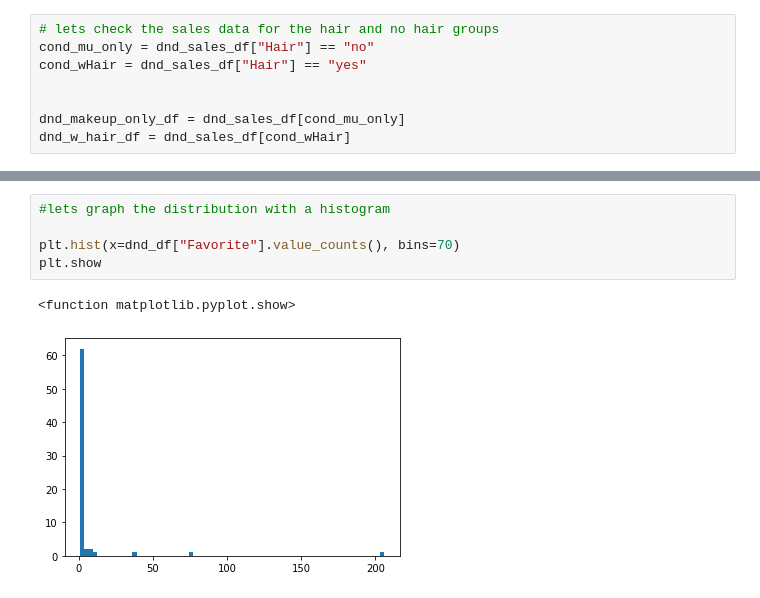
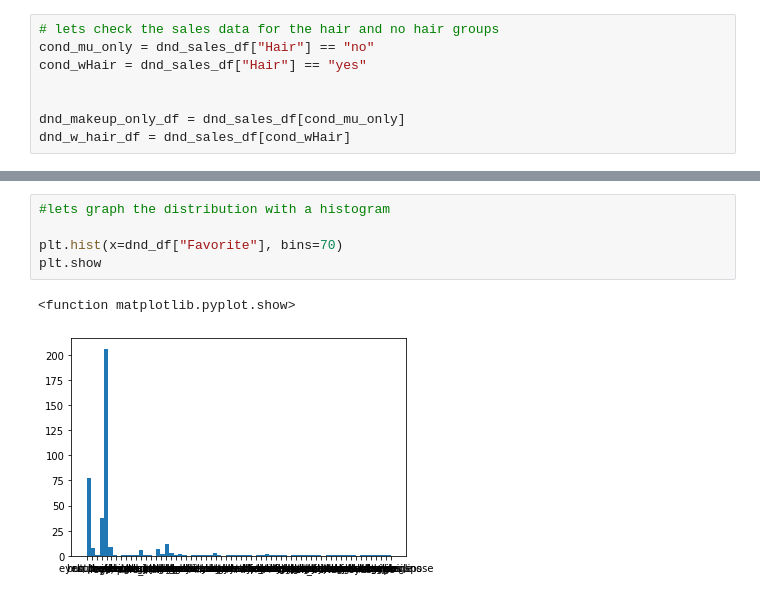
Before and after one commit to ilEnzio/Sexy_In_The_City, a Jupyter notebook: Photography_Dataset_Submission.ipynb, the cells around one changed output, grey strips where cells are left out. Drawn from its saved outputs; the diff is of its cells as text.

```diff
--- a/Photography_Dataset_Submission.ipynb
+++ b/Photography_Dataset_Submission.ipynb
@@ -842,8 +1251,8 @@ dnd_w_hair_df.describe() # this result is very interesting.  it implies clients
 # %%
 #lets graph the distribution with a histogram
 
-plt.hist(x=dnd_df["Favorite"].value_counts(), bins=70)
+plt.hist(x=dnd_df["Favorite"], bins=70)
 plt.show
 # %% [output]
 <function matplotlib.pyplot.show>
-[figure, old version]
+[figure, new version]
```
Also changed, not shown: parts of 82 cells of this notebook.
